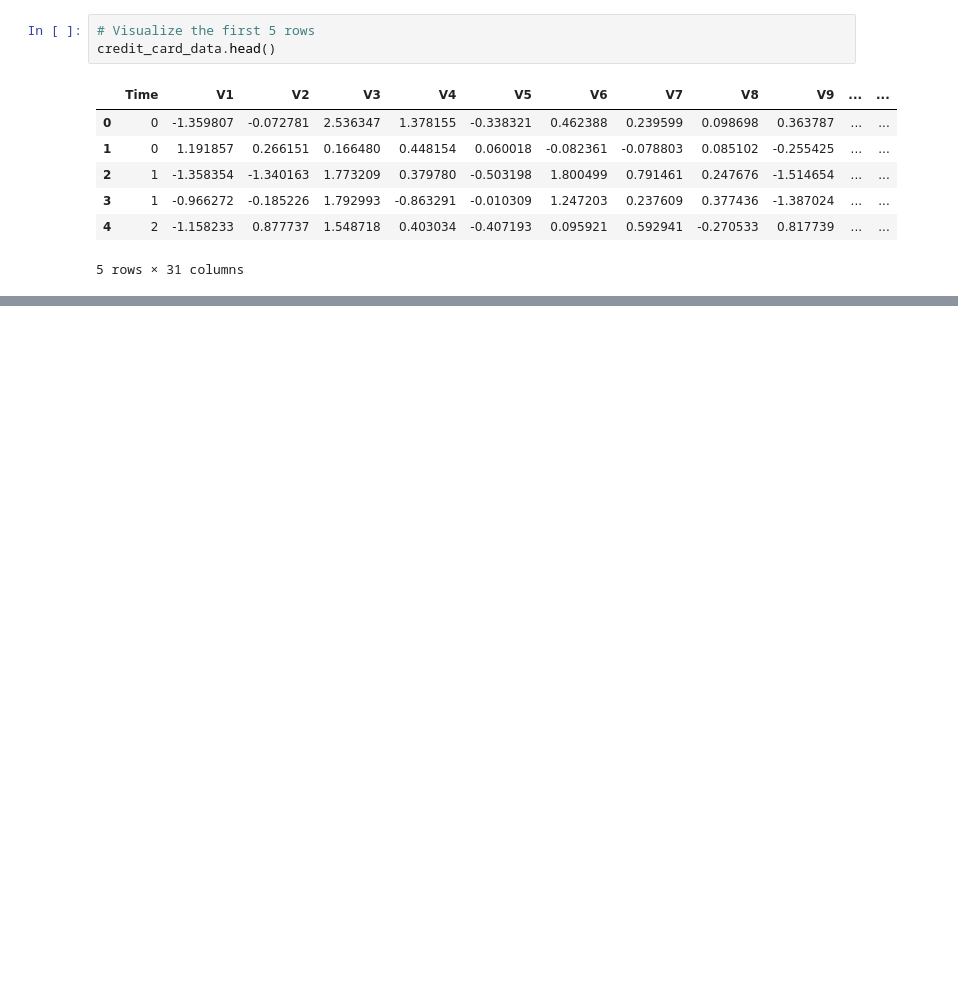
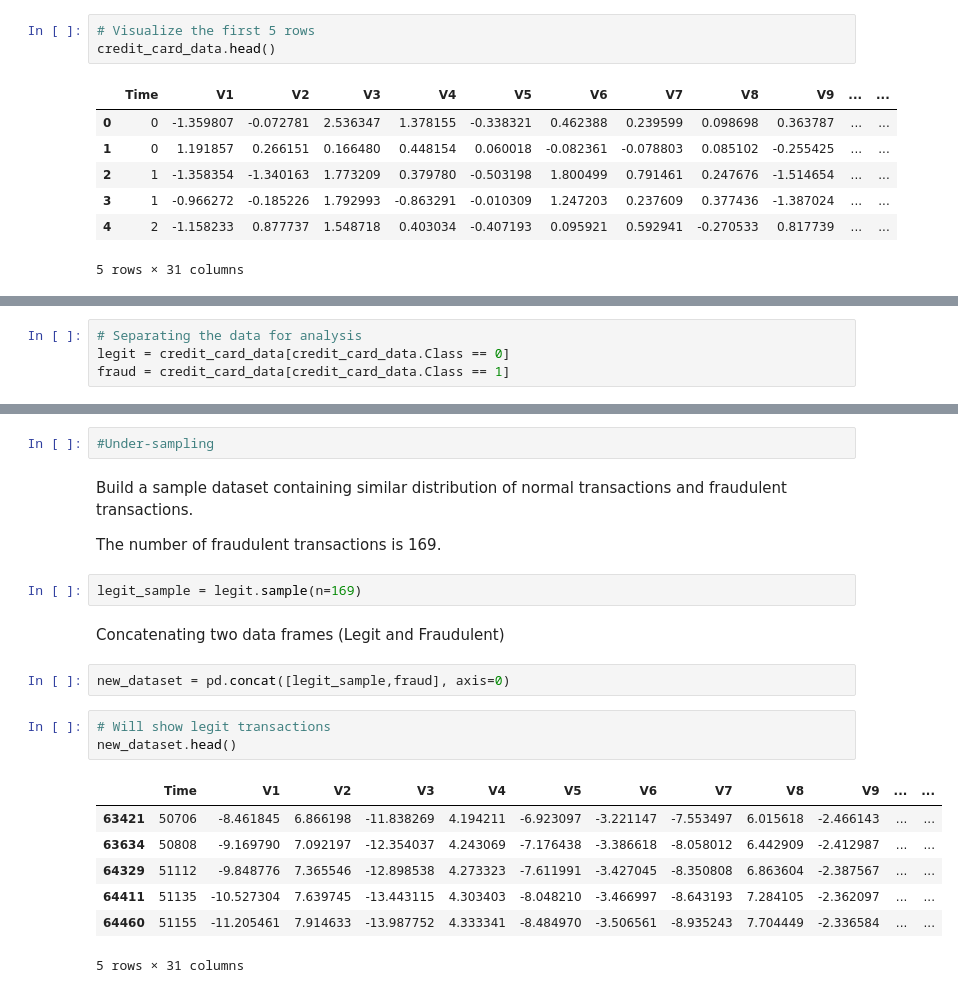
Before and after one commit to sanjaneigory/IgorSanjane.github.io, a Jupyter notebook: Credit_Card_Fraud_ML.ipynb, the cells around one changed output, grey strips where cells are left out. Drawn from its saved outputs; the diff is of its cells as text; blank space fills up the shorter version.

```diff
--- a/Credit_Card_Fraud_ML.ipynb
+++ b/Credit_Card_Fraud_ML.ipynb
@@ -26,0 +85,4 @@ NameError: ignored
+# %%
+# Separating the data for analysis
+legit = credit_card_data[credit_card_data.Class == 0]
+fraud = credit_card_data[credit_card_data.Class == 1]
@@ -26,0 +129,23 @@ NameError: ignored
+# %%
+#Under-sampling
+# %% [markdown]
+Build a sample dataset containing similar distribution of normal transactions and fraudulent transactions.
+
+The number of fraudulent transactions is 169.
+# %%
+legit_sample = legit.sample(n=169)
+# %% [markdown]
+Concatenating two data frames (Legit and Fraudulent)
+# %%
+new_dataset = pd.concat([legit_sample,fraud], axis=0)
+# %%
+# Will show legit transactions
+new_dataset.head()
+# %% [output]
+|  | Time | V1 | V2 | V3 | V4 | V5 | V6 | V7 | V8 | V9 | ... | ... |
+| 63421 | 50706 | -8.461845 | 6.866198 | -11.838269 | 4.194211 | -6.923097 | -3.221147 | -7.553497 | 6.015618 | -2.466143 | ... | ... |
+| 63634 | 50808 | -9.169790 | 7.092197 | -12.354037 | 4.243069 | -7.176438 | -3.386618 | -8.058012 | 6.442909 | -2.412987 | ... | ... |
+| 64329 | 51112 | -9.848776 | 7.365546 | -12.898538 | 4.273323 | -7.611991 | -3.427045 | -8.350808 | 6.863604 | -2.387567 | ... | ... |
+| 64411 | 51135 | -10.527304 | 7.639745 | -13.443115 | 4.303403 | -8.048210 | -3.466997 | -8.643193 | 7.284105 | -2.362097 | ... | ... |
+| 64460 | 51155 | -11.205461 | 7.914633 | -13.987752 | 4.333341 | -8.484970 | -3.506561 | -8.935243 | 7.704449 | -2.336584 | ... | ... |
+5 rows × 31 columns
```
Also changed, not shown: parts of 33 cells of this notebook.
